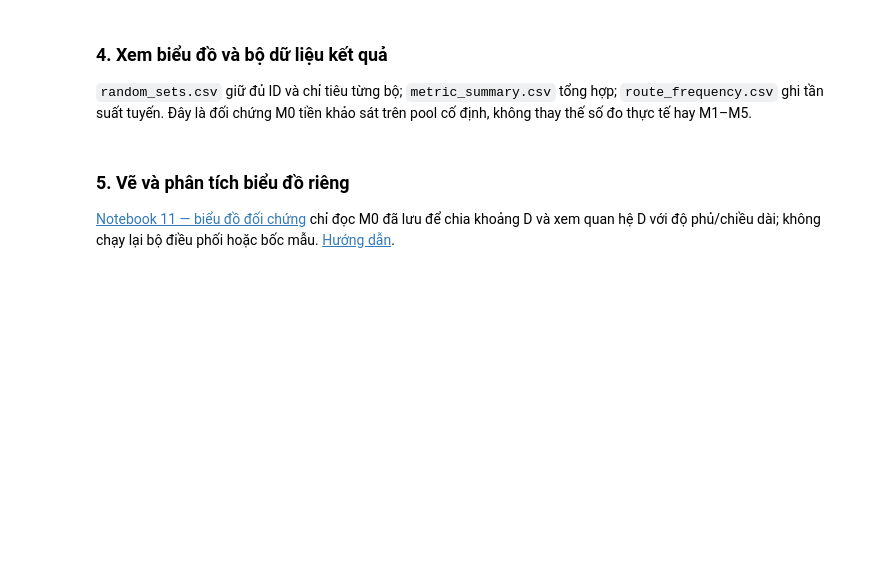
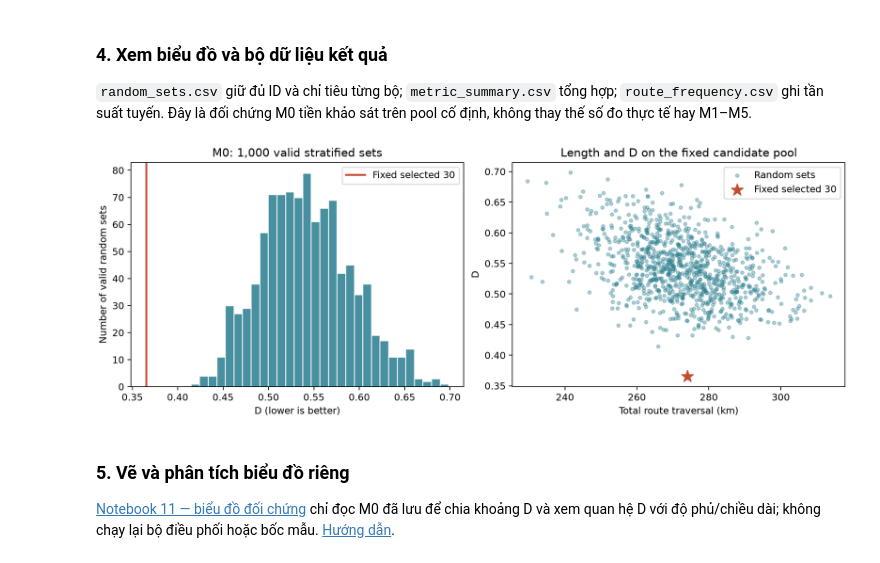
Before and after one commit to quanhhg/lez-road, a Jupyter notebook: notebooks/10_random_baseline.ipynb, the cells around one changed output. Drawn from its saved outputs; the diff is of its cells as text; code cells hidden in the pictures; blank space fills up the shorter version.

```diff
--- a/notebooks/10_random_baseline.ipynb
+++ b/notebooks/10_random_baseline.ipynb
@@ -52,10 +70,10 @@ print('Đối chiếu phụ cùng khoảng chiều dài:', report['secondary_len
 # %%
 from IPython.display import Image, display
 
 if 'plot' in report['paths']:
     display(Image(filename=str(input_path(WORK, report['paths']['plot']))))
-for name in ('sets', 'summary', 'frequency', 'report', 'protocol', 'inputs'):
-    print(name, ':', input_path(WORK, report['paths'][name]))
+# %% [output]
+[figure, added]
 # %% [markdown]
 ### 5. Vẽ và phân tích biểu đồ riêng
 
```
Also changed, not shown: parts of 4 cells of this notebook.
